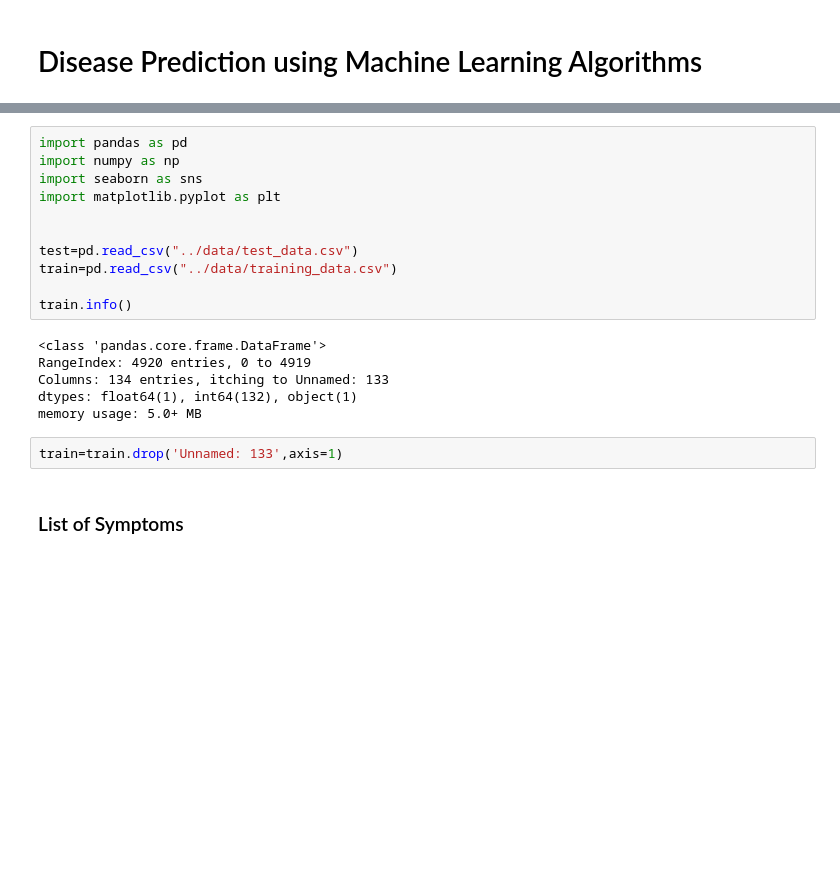
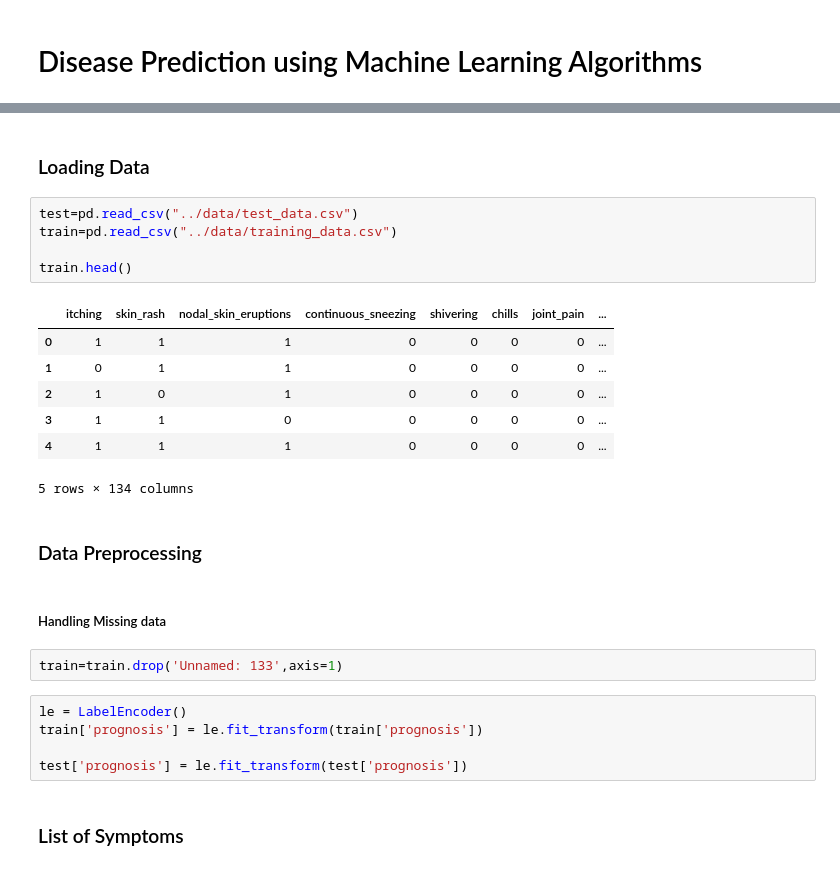
Before and after one commit to Velogan-Boy/diagno-ai-zer, a Jupyter notebook: notebooks/predictDisease.ipynb, the cells around one changed output, grey strips where cells are left out. Cells and saved outputs as stored; diff of their text form; blank space fills up the shorter version.

```diff
--- a/notebooks/predictDisease.ipynb
+++ b/notebooks/predictDisease.ipynb
@@ -3,22 +16,29 @@
+# %% [markdown]
+### Loading Data
 # %%
-import pandas as pd
-import numpy as np
-import seaborn as sns
-import matplotlib.pyplot as plt
-
-
 test=pd.read_csv("../data/test_data.csv")
 train=pd.read_csv("../data/training_data.csv")
 
-train.info()
+train.head()
 # %% [output]
+|  | itching | skin_rash | nodal_skin_eruptions | continuous_sneezing | shivering | chills | joint_pain | ... |
+| 0 | 1 | 1 | 1 | 0 | 0 | 0 | 0 | ... |
+| 1 | 0 | 1 | 1 | 0 | 0 | 0 | 0 | ... |
+| 2 | 1 | 0 | 1 | 0 | 0 | 0 | 0 | ... |
+| 3 | 1 | 1 | 0 | 0 | 0 | 0 | 0 | ... |
+| 4 | 1 | 1 | 1 | 0 | 0 | 0 | 0 | ... |
-<class 'pandas.core.frame.DataFrame'>
-RangeIndex: 4920 entries, 0 to 4919
-Columns: 134 entries, itching to Unnamed: 133
-dtypes: float64(1), int64(132), object(1)
-memory usage: 5.0+ MB
+5 rows × 134 columns
+# %% [markdown]
+### Data Preprocessing
+# %% [markdown]
+##### Handling Missing data
 # %%
 train=train.drop('Unnamed: 133',axis=1)
+# %%
+le = LabelEncoder()
+train['prognosis'] = le.fit_transform(train['prognosis'])
+
+test['prognosis'] = le.fit_transform(test['prognosis'])
 # %% [markdown]
 ### List of Symptoms
 # %%
```
Also changed, not shown: parts of 16 cells of this notebook.
